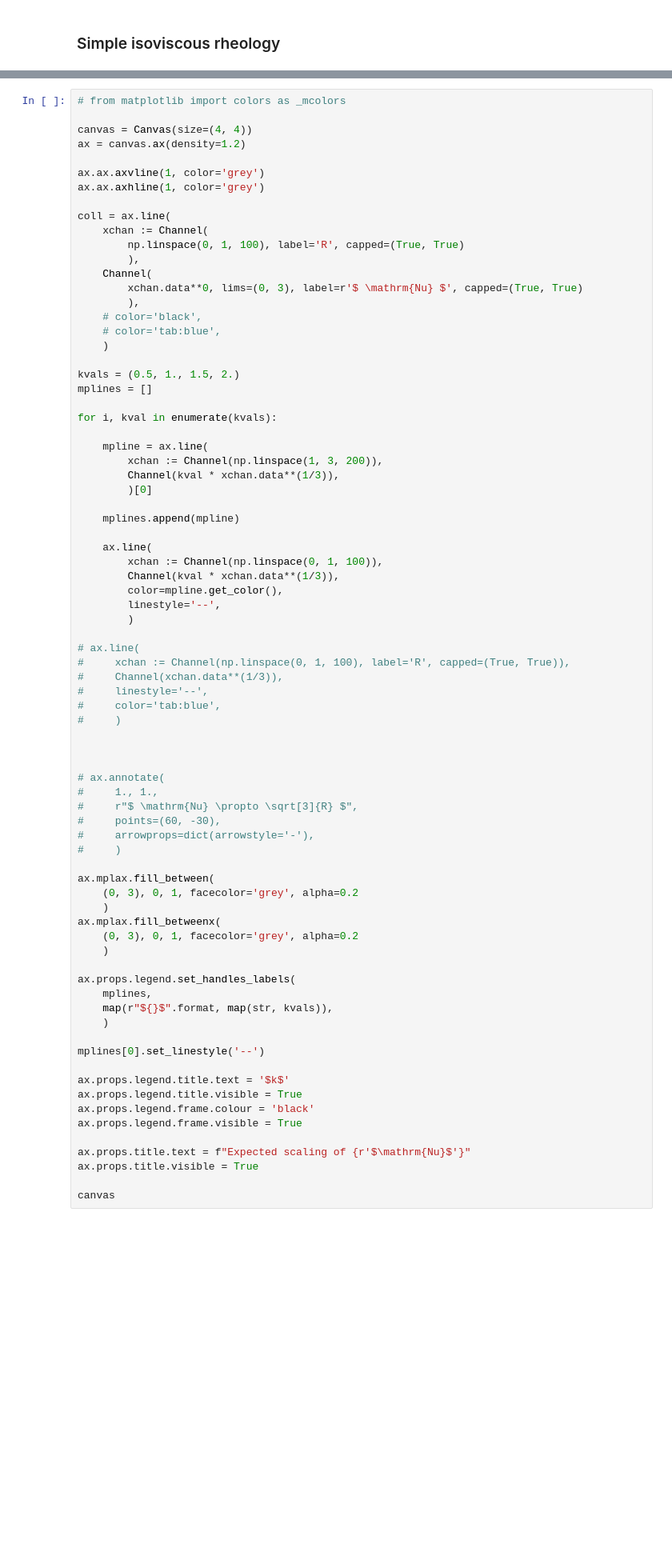
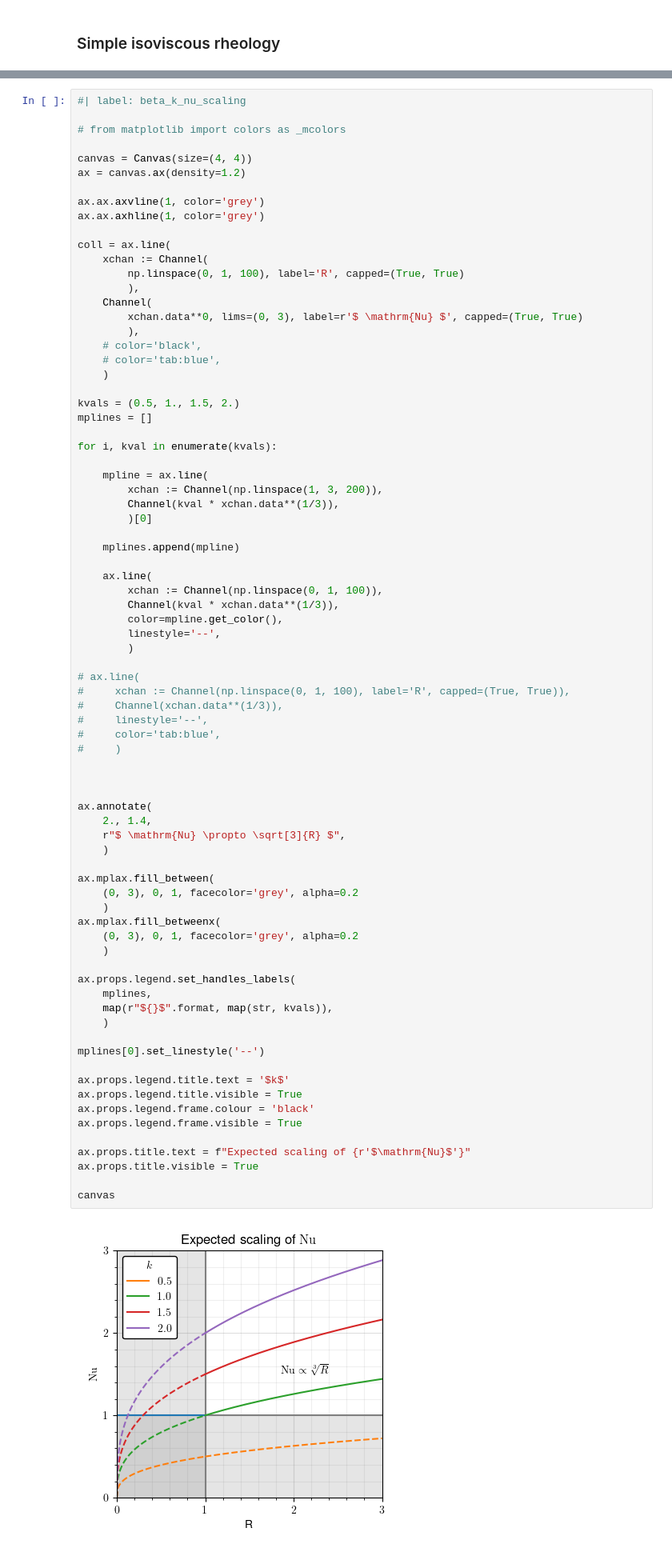
Before and after one commit to rsbyrne/thesis, a Jupyter notebook: book/content/chapter_04_isoviscous/background/simple.ipynb, the cells around one changed output, grey strips where cells are left out. Shown at 80% size. Cells and saved outputs as stored; diff of their text form; blank space fills up the shorter version.

```diff
--- a/book/content/chapter_04_isoviscous/background/simple.ipynb
+++ b/book/content/chapter_04_isoviscous/background/simple.ipynb
@@ -117,6 +125,8 @@ $$
 
 A conditional definition like this implies a piecewise function. If the relation is in fact continuous, as would be natural, the behaviour at the limit $R \to 1$ is unclear. In practice, as we have discussed, the fate of any convecting system near this boundary will be heavily controlled by the particular distribution of hot and cold material at any given time.
 # %%
+#| label: beta_k_nu_scaling
+
 # from matplotlib import colors as _mcolors
 
 canvas = Canvas(size=(4, 4))
@@ -161,36 +171,36 @@ for i, kval in enumerate(kvals):
 #     linestyle='--',
 #     color='tab:blue',
 #     )
 
 
 
-# ax.annotate(
-#     1., 1.,
-#     r"$ \mathrm{Nu} \propto \sqrt[3]{R} $",
-#     points=(60, -30),
-#     arrowprops=dict(arrowstyle='-'),
-#     )
+ax.annotate(
+    2., 1.4,
+    r"$ \mathrm{Nu} \propto \sqrt[3]{R} $",
+    )
 
 ax.mplax.fill_between(
     (0, 3), 0, 1, facecolor='grey', alpha=0.2
     )
 ax.mplax.fill_betweenx(
     (0, 3), 0, 1, facecolor='grey', alpha=0.2
     )
 
 ax.props.legend.set_handles_labels(
     mplines,
     map(r"${}$".format, map(str, kvals)),
     )
 
 mplines[0].set_linestyle('--')
 
 ax.props.legend.title.text = '$k$'
 ax.props.legend.title.visible = True
 ax.props.legend.frame.colour = 'black'
 ax.props.legend.frame.visible = True
 
 ax.props.title.text = f"Expected scaling of {r'$\mathrm{Nu}$'}"
 ax.props.title.visible = True
 
 canvas
+# %% [output]
+[figure, added]
```
Also changed, not shown: parts of 3 cells of this notebook, 9 other files.
